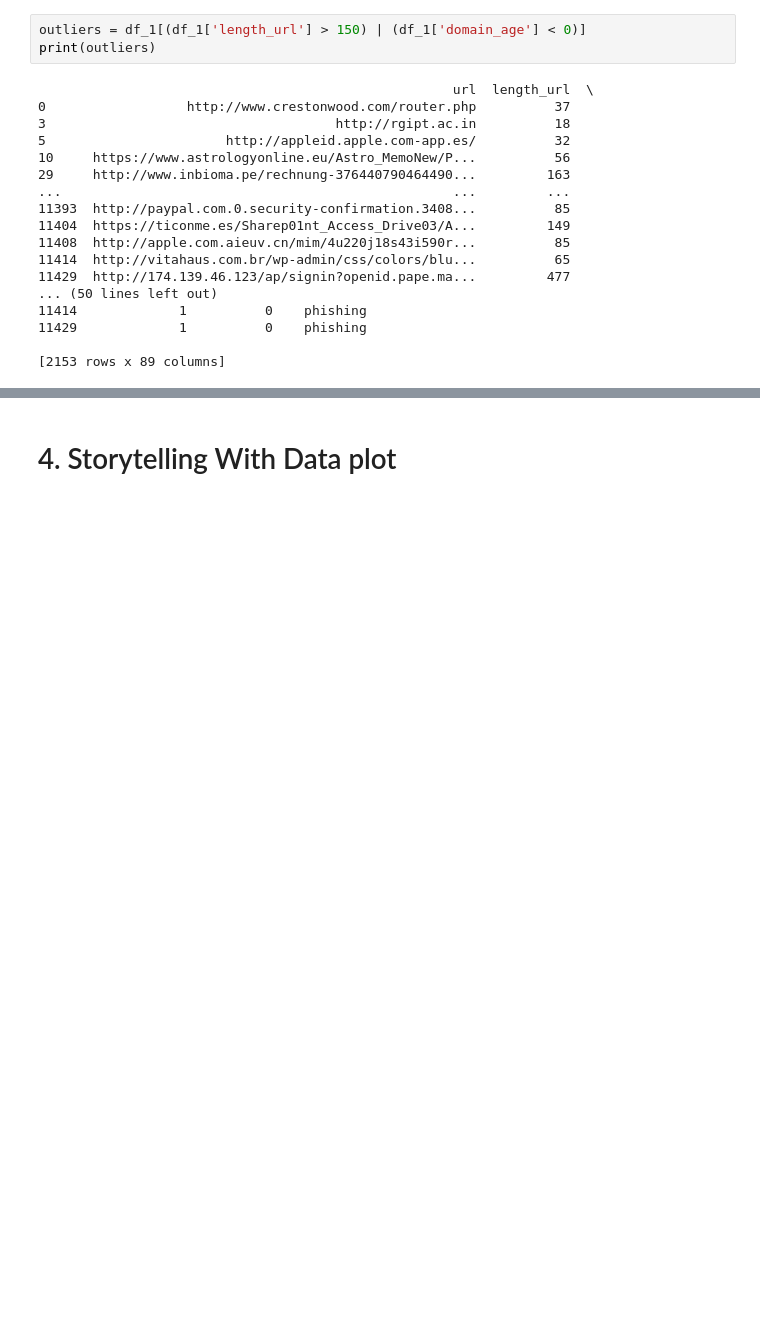
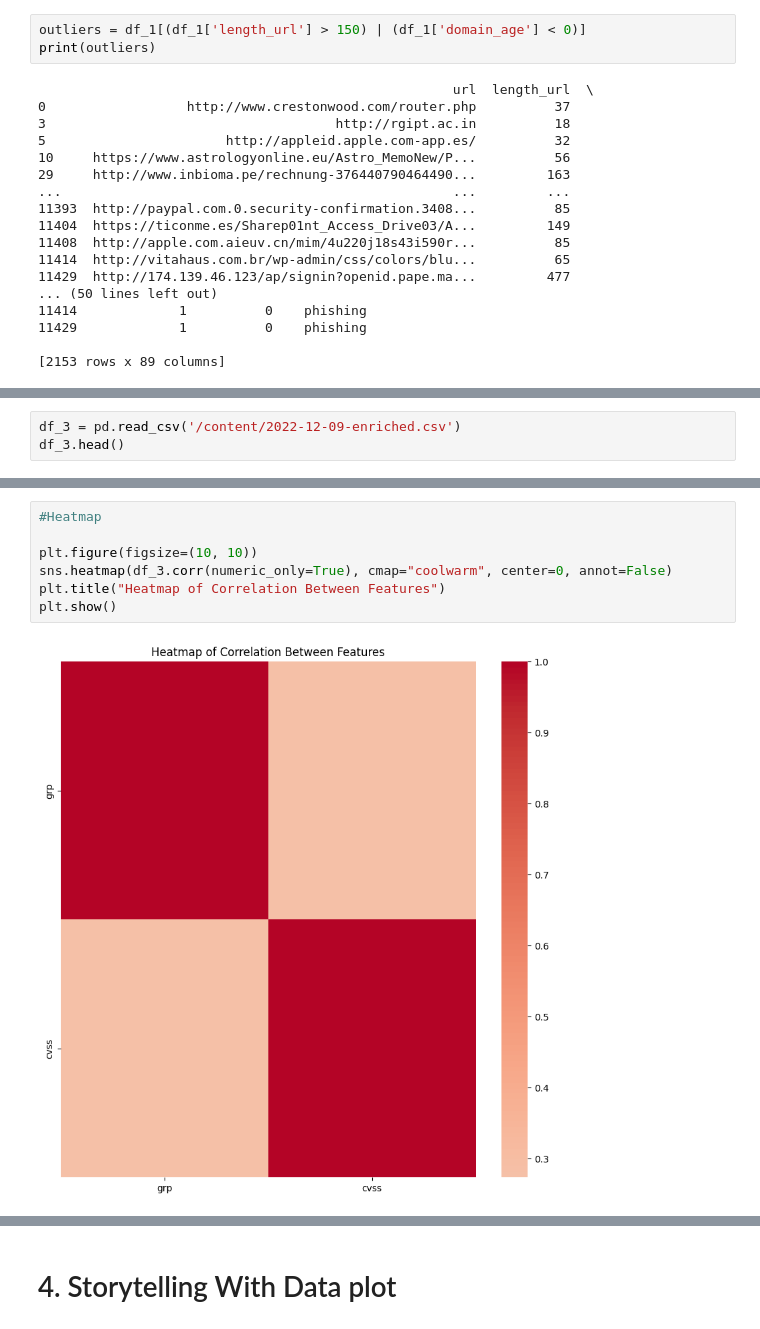
Before and after one commit to Rocking-Priya/2025-spring-B2, a Jupyter notebook: Week9.ipynb, the cells around one changed output, grey strips where cells are left out. Cells and saved outputs as stored; diff of their text form; blank space fills up the shorter version.

```diff
--- a/Week9.ipynb
+++ b/Week9.ipynb
@@ -214,0 +255,3 @@ From PCA, the first component explained X% of the total variance, indicating the
+# %%
+df_3 = pd.read_csv('/content/2022-12-09-enriched.csv')
+df_3.head()
@@ -214,0 +265,9 @@ From PCA, the first component explained X% of the total variance, indicating the
+# %%
+#Heatmap
+
+plt.figure(figsize=(10, 10))
+sns.heatmap(df_3.corr(numeric_only=True), cmap="coolwarm", center=0, annot=False)
+plt.title("Heatmap of Correlation Between Features")
+plt.show()
+# %% [output]
+[figure, added]
```
Also changed, not shown: parts of 19 cells of this notebook.
